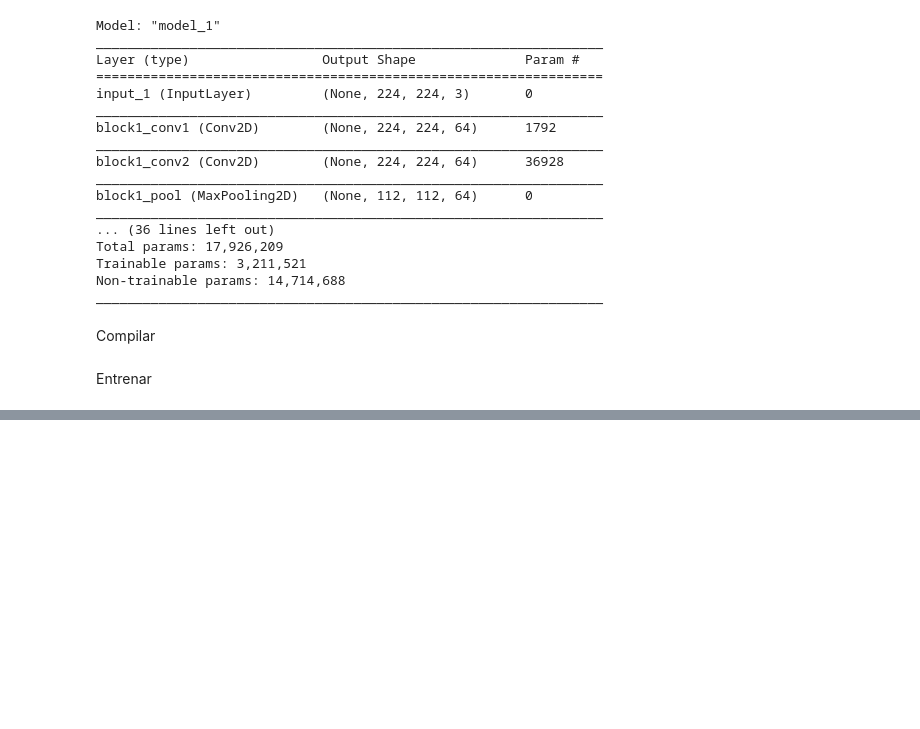
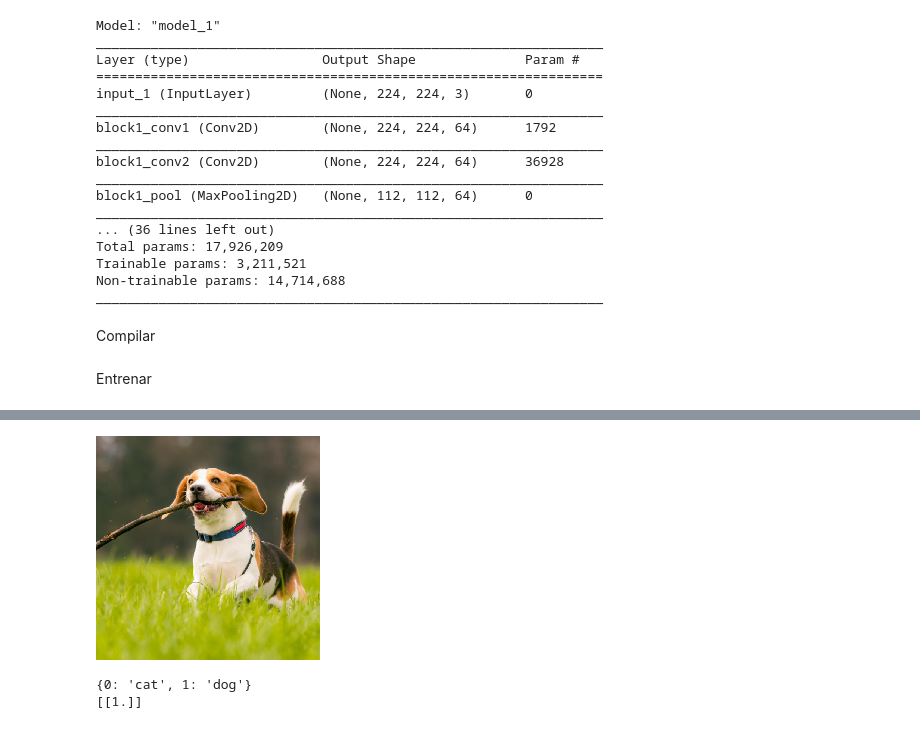
Before and after one commit to vchibilisco/ejemplos-IA, a Jupyter notebook: red_neuronal/CatDogsVgg16.ipynb, the cells around one changed output, grey strips where cells are left out. Saved outputs shown, nothing was run; the diff lists cells and outputs as text; code cells hidden in the pictures; blank space fills up the shorter version.

```diff
--- a/red_neuronal/CatDogsVgg16.ipynb
+++ b/red_neuronal/CatDogsVgg16.ipynb
@@ -168,3 +184,9 @@ plt.show()
 # %%
 fullModel.save('./dataset/vgg16CatDog.h5')
 fullModel.save_weights('./dataset/vgg16CatDogWeights.h5')
+# %%
+# Cargar imagen
+newDog = image.load_img('./dataset/test_dog.jpg', target_size=(height_shape, width_shape))
+newDog
+# %% [output]
+[figure, added]
@@ -170,0 +197,15 @@ fullModel.save_weights('./dataset/vgg16CatDogWeights.h5')
+# %%
+#predecir
+
+
+true_classes = validation_generator.classes
+
+class_indices = train_generator.class_indices
+class_indices = dict((v, k) for k,v in class_indices.items())
+print(class_indices)
+
+predict_img = fullModel.predict(input_img)
+print(predict_img)
+# %% [output]
+{0: 'cat', 1: 'dog'}
+[[1.]]
```
Also changed, not shown: parts of 6 cells of this notebook, 20 other files.
